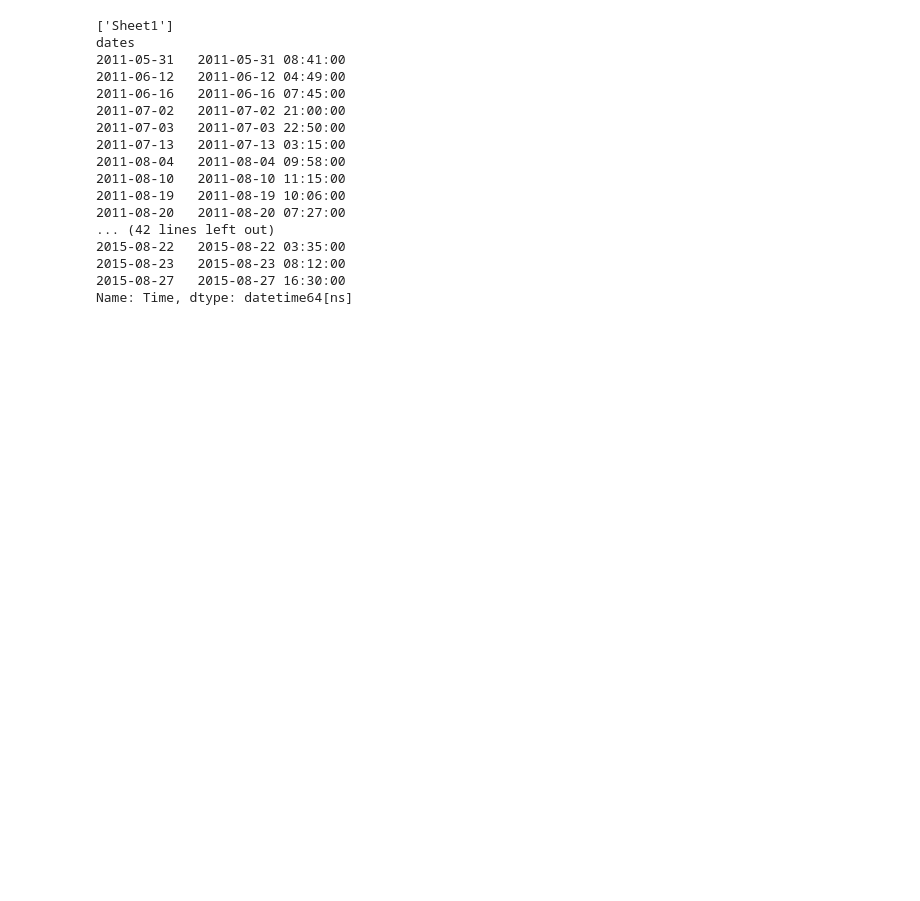
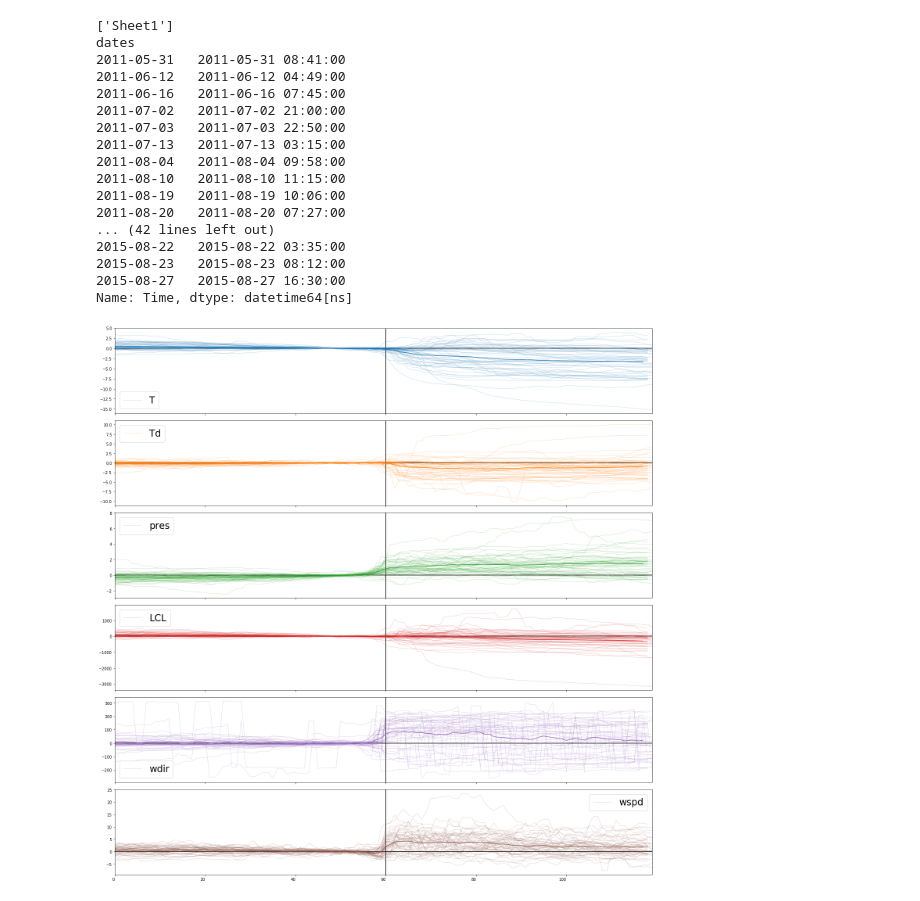
Before and after one commit to courtneykeene/Thesis2018, a Jupyter notebook: gust_front_averages.ipynb, the cells around one changed output. Saved outputs shown, nothing was run; the diff lists cells and outputs as text; code cells hidden in the pictures; blank space fills up the shorter version.

```diff
--- a/gust_front_averages.ipynb
+++ b/gust_front_averages.ipynb
@@ -75,7 +75,7 @@ dates
 Name: Time, dtype: datetime64[ns]
 # %%
 # !pip install netcdf
-file_name = 'ARM_E13_surface_met.nc'
+file_name = 'ARM_E13_surface_met_new.nc'
 
 # opening the filetpe with the xarray package
 data = xr.open_dataset(file_name)
@@ -91,12 +91,13 @@ df['date'] = pd.to_datetime(df['timeUNIX']*10**9)
 df.index = df['date']
 
 # only keep these specific columns in our dataframe
-df = df[['T','Td','pres','LCL']]
+df = df[['T','Td','pres','LCL','wdir','wspd']]
 
 # the time window that we want to look backwards and forward
 deltaT = timedelta(hours=1)
 
 gust_fronts = []
+unit_time = []
 
 for date in gust:
     # the plot start and end time from gust data
@@ -111,43 +112,54 @@ for date in gust:
     # .iloc would let you index by the index value, i.e. [0:4] to get first 4 vals
     gust_front = df.loc[start_time:end_time].resample('T').bfill()
 
-    # this makes each center (starting?) value the point 0
+    # this subtracts the 20 min avg prior to the start time
     gust_front.iloc[:,0] -= gust_front.iloc[len(gust_front)//2-20:len(gust_front)//2, 0].mean()
     gust_front.iloc[:,1] -= gust_front.iloc[len(gust_front)//2-20:len(gust_front)//2, 1].mean()
     gust_front.iloc[:,2] -= gust_front.iloc[len(gust_front)//2-20:len(gust_front)//2, 2].mean()
     gust_front.iloc[:,3] -= gust_front.iloc[len(gust_front)//2-20:len(gust_front)//2, 3].mean()
-
+    gust_front.iloc[:,4] -= gust_front.iloc[len(gust_front)//2-20:len(gust_front)//2, 4].mean()
+    gust_front.iloc[:,5] -= gust_front.iloc[len(gust_front)//2-20:len(gust_front)//2, 5].mean()
 
     gust_fronts.append(gust_front)
 
 ax = gust_fronts[0].reset_index(drop=True).plot(subplots=True, alpha=0.3, figsize=(20,20), lw=.75 )#,fontsize=24)
 for axes in ax:
     axes.legend(fontsize=24)
 
 
-plt.xticks(range(-1,120,5),range(-60,60,5))
+# plt.xticks(range(-1,120,5),range(-60,60,5))
 for subplot in ax:
     subplot.axvline(x=len(gust_front)//2,color='k')
     subplot.axhline(y=0,color='k')
 
 
 for df in gust_fronts[1:]:
     ax2 = df.reset_index(drop=True).plot(ax=ax,subplots=True, alpha=0.3, legend=False, lw=.75)
-    plt.xticks(range(-1,120,5),range(-60,60,5))
+#     plt.xticks(range(-1,120,5),range(-60,60,5))
 
 shape = min([df.shape[0] for df in gust_fronts])
 
-totals = np.zeros([shape,4])
+totals = np.zeros([shape,6])
 
 for df in gust_fronts:
     totals += df.iloc[:shape].reset_index(drop=True).values
 
 totals /= len(gust_fronts)
 totals = pd.DataFrame(totals, columns=gust_front.columns)
 
 totals.plot(ax=ax, subplots=True, alpha=1,lw=1.5, legend=False)
 plt.tight_layout()
 # plt.legend(df.columns,fontsize=24)
-# plt.show()
+plt.show()
 # print(gust_fronts)
-plt.savefig('Gust_plots/' + 'avgplot' + '.png')
+# plt.savefig('Gust_plots/' + 'avgplot_wind' + '.png')
+# print(gust_front["unit_time"])
+# plt.clf()
+
+
+# for g in gust_fronts:
+#     g['unit_time'].plot(title=g.index.values[len(g)//2], figsize=(6,2))
+#     plt.savefig('UnitTimePlots/{}.jpeg'.format(str(g.index.values[len(g)//2]).replace(':','-')))
+#     plt.show()
+# %% [output]
+[figure, added]
```
